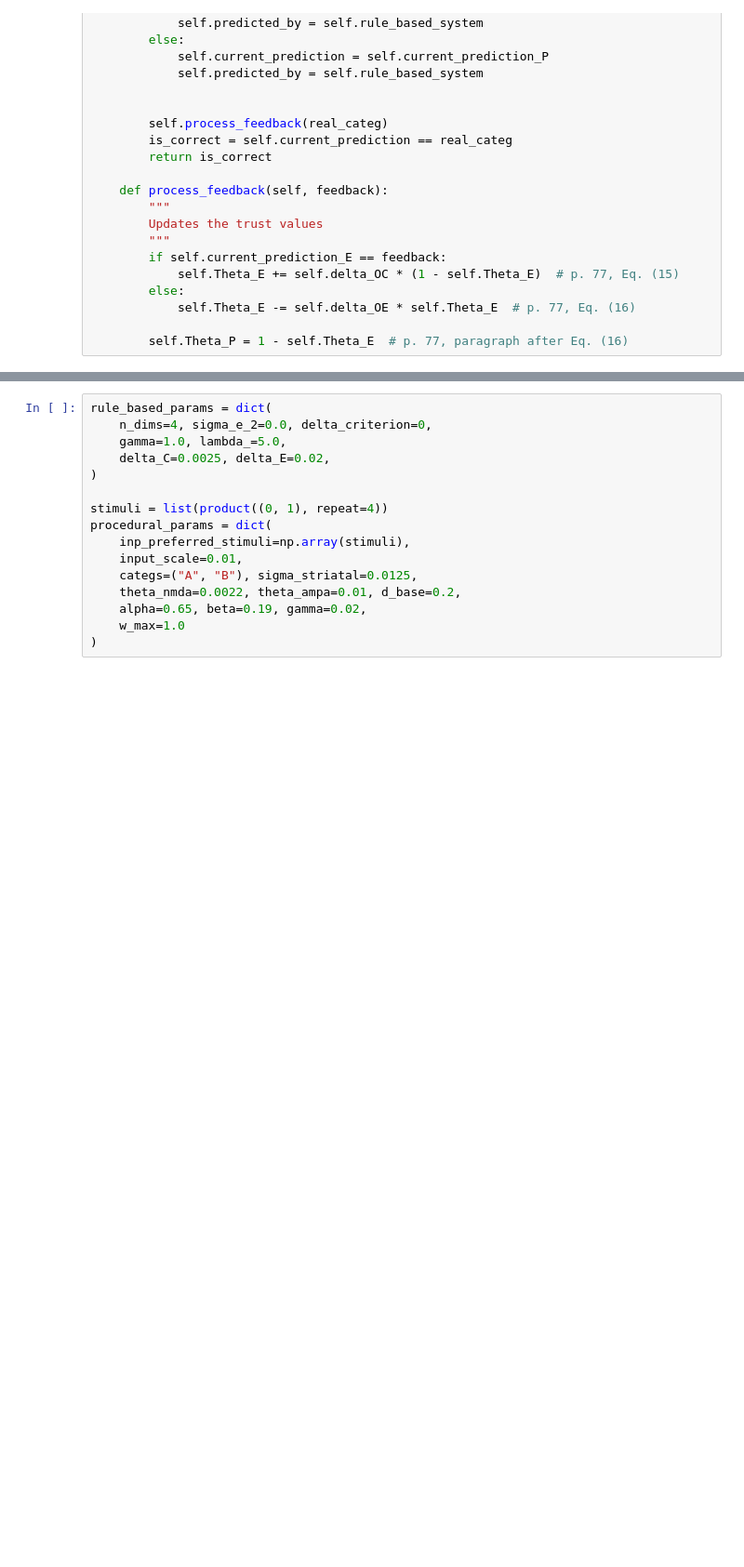
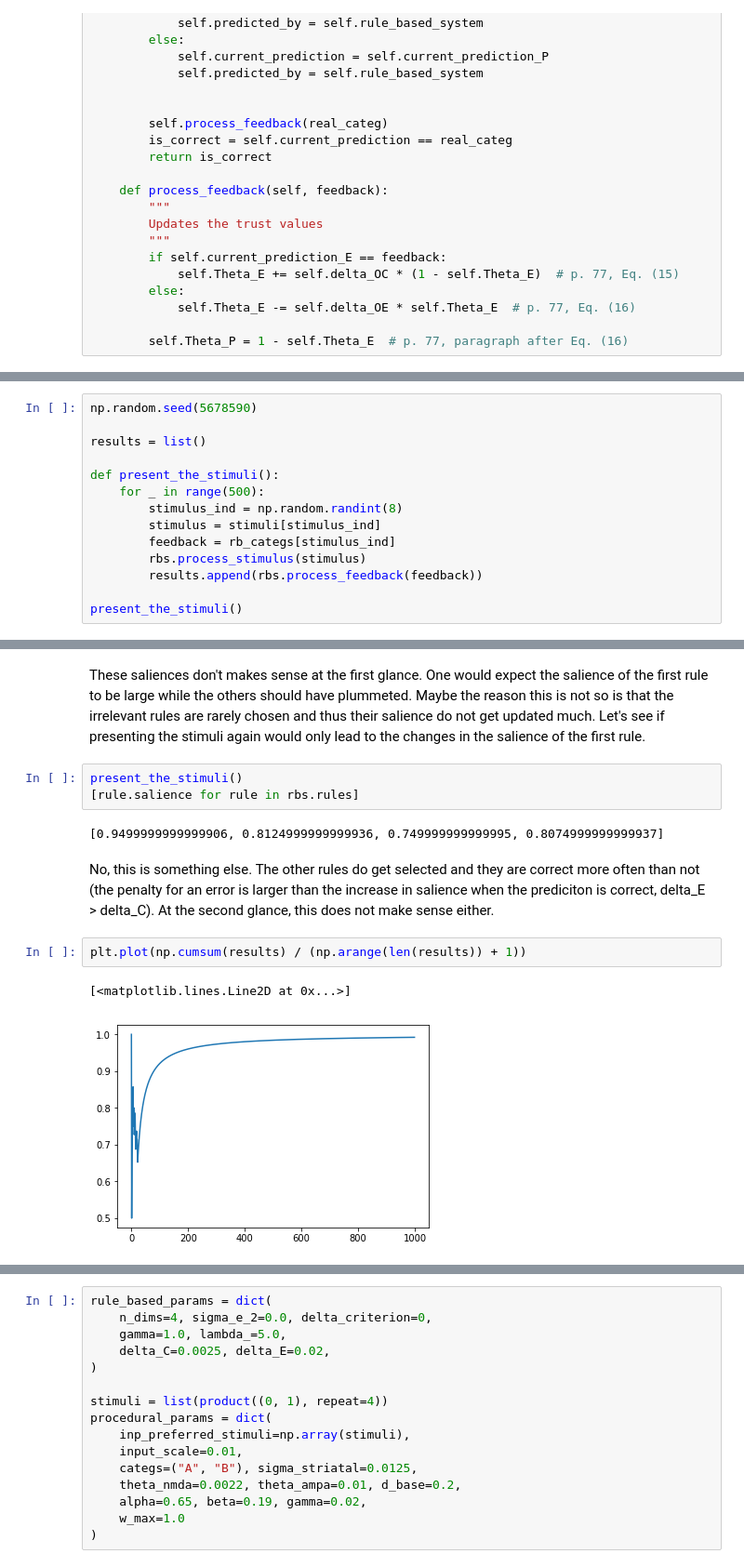
Before and after one commit to kalenkovich/fashion_club, a Jupyter notebook: categorization/COVIS/COVIS.ipynb, the cells around one changed output, grey strips where cells are left out. Shown at 93% size. Saved outputs shown, nothing was run; the diff lists cells and outputs as text; blank space fills up the shorter version.

```diff
--- a/categorization/COVIS/COVIS.ipynb
+++ b/categorization/COVIS/COVIS.ipynb
@@ -111,0 +124,14 @@ class COVIS(object):
+# %%
+np.random.seed(5678590)
+
+results = list()
+
+def present_the_stimuli():
+    for _ in range(500):
+        stimulus_ind = np.random.randint(8)
+        stimulus = stimuli[stimulus_ind]
+        feedback = rb_categs[stimulus_ind]
+        rbs.process_stimulus(stimulus)
+        results.append(rbs.process_feedback(feedback))
+
+present_the_stimuli()
@@ -111,0 +153,14 @@ class COVIS(object):
+# %% [markdown]
+These saliences don't makes sense at the first glance. One would expect the salience of the first rule to be large while the others should have plummeted. Maybe the reason this is not so is that the irrelevant rules are rarely chosen and thus their salience do not get updated much. Let's see if presenting the stimuli again would only lead to the changes in the salience of the first rule.
+# %%
+present_the_stimuli()
+[rule.salience for rule in rbs.rules]
+# %% [output]
+[0.9499999999999906, 0.8124999999999936, 0.749999999999995, 0.8074999999999937]
+# %% [markdown]
+No, this is something else. The other rules do get selected and they are correct more often than not (the penalty for an error is larger than the increase in salience when the prediciton is correct, delta_E > delta_C). At the second glance, this does not make sense either.
+# %%
+plt.plot(np.cumsum(results) / (np.arange(len(results)) + 1))
+# %% [output]
+[<matplotlib.lines.Line2D at 0x...>]
+[figure, added]
```
Also changed, not shown: parts of 17 cells of this notebook, 5 other files.
